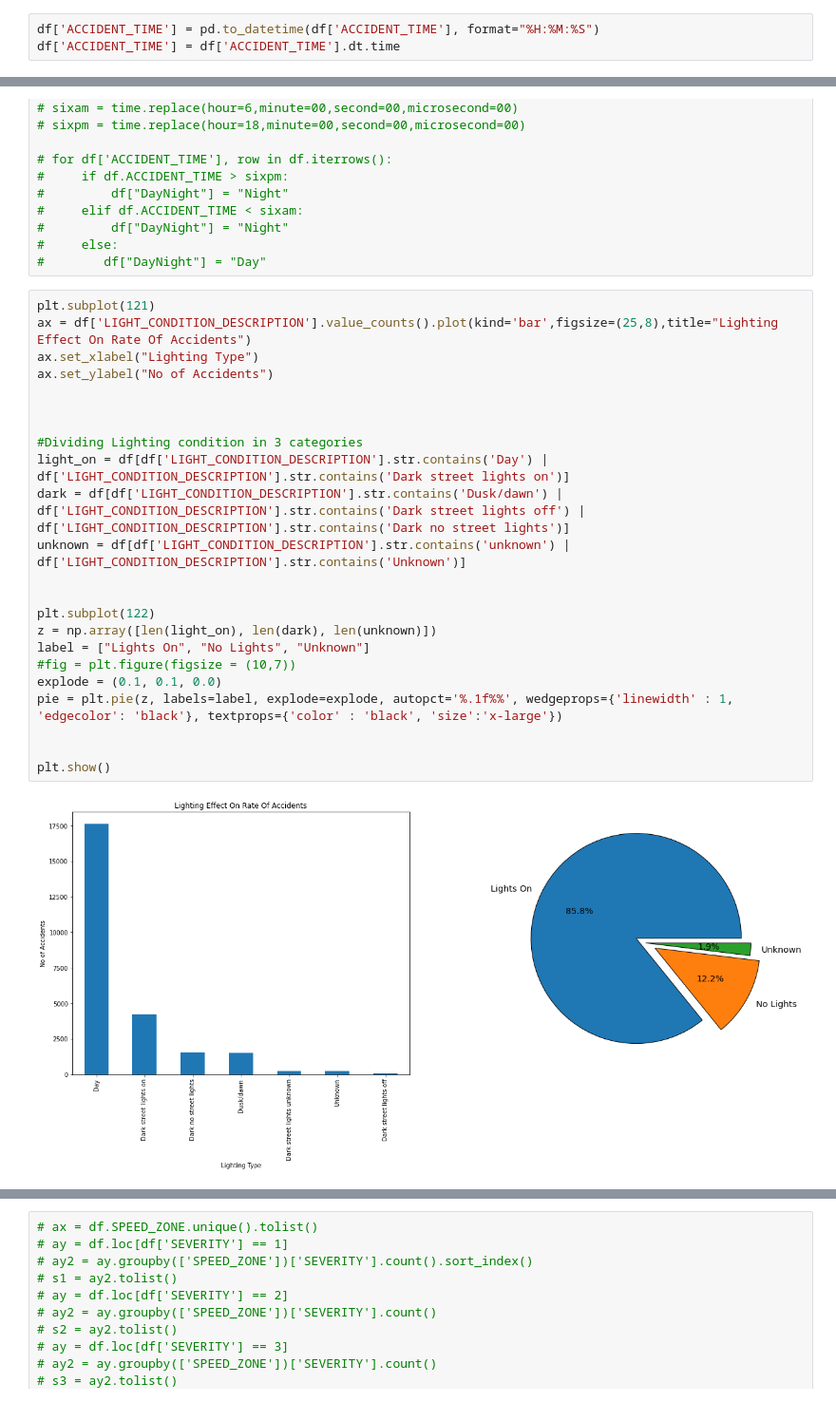
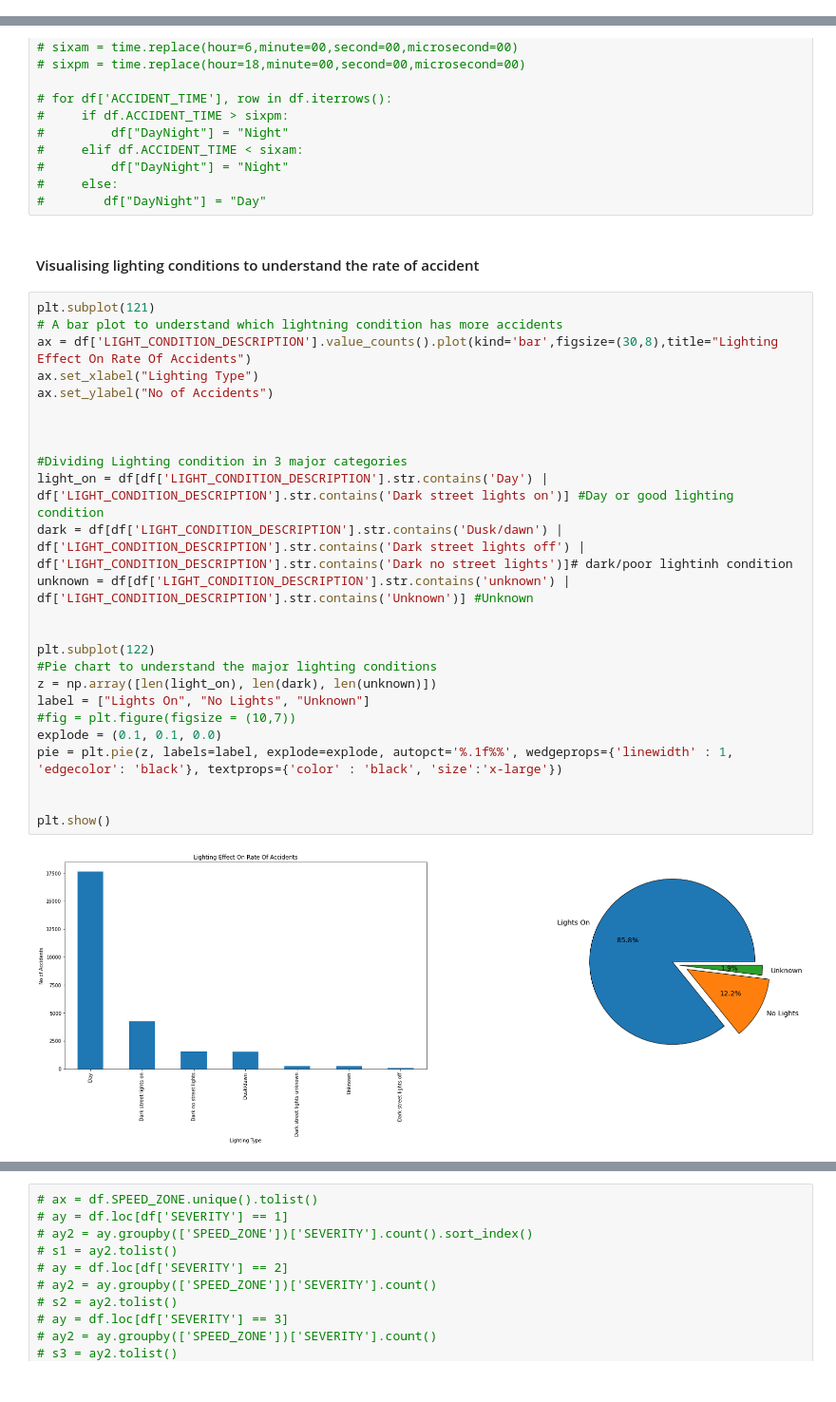
Before and after one commit to parthatulparekh/VIC_Road_Accident, a Jupyter notebook: Road_Accident.ipynb, the cells around one changed output, grey strips where cells are left out. Shown at 95% size. Saved outputs shown, nothing was run; the diff lists cells and outputs as text.

```diff
--- a/Road_Accident.ipynb
+++ b/Road_Accident.ipynb
@@ -32,4 +30 @@ df.head()
-# %%
-df['ACCIDENT_TIME'] = pd.to_datetime(df['ACCIDENT_TIME'], format="%H:%M:%S")
-df['ACCIDENT_TIME'] = df['ACCIDENT_TIME'].dt.time
 # %%
@@ -91,28 +88,32 @@ df.drop('DIRECTION_LOCATION', axis=1,inplace=True)
 #         df["DayNight"] = "Night"
 #     else:
 #        df["DayNight"] = "Day"
+# %% [markdown]
+#### Visualising lighting conditions to understand the rate of accident
 # %%
 plt.subplot(121)
-ax = df['LIGHT_CONDITION_DESCRIPTION'].value_counts().plot(kind='bar',figsize=(25,8),title="Lighting Effect On Rate Of Accidents")
+# A bar plot to understand which lightning condition has more accidents
+ax = df['LIGHT_CONDITION_DESCRIPTION'].value_counts().plot(kind='bar',figsize=(30,8),title="Lighting Effect On Rate Of Accidents")
 ax.set_xlabel("Lighting Type")
 ax.set_ylabel("No of Accidents")
 
 
 
-#Dividing Lighting condition in 3 categories
-light_on = df[df['LIGHT_CONDITION_DESCRIPTION'].str.contains('Day') | df['LIGHT_CONDITION_DESCRIPTION'].str.contains('Dark street lights on')]
-dark = df[df['LIGHT_CONDITION_DESCRIPTION'].str.contains('Dusk/dawn') | df['LIGHT_CONDITION_DESCRIPTION'].str.contains('Dark street lights off') | df['LIGHT_CONDITION_DESCRIPTION'].str.contains('Dark no street lights')]
-unknown = df[df['LIGHT_CONDITION_DESCRIPTION'].str.contains('unknown') | df['LIGHT_CONDITION_DESCRIPTION'].str.contains('Unknown')]
+#Dividing Lighting condition in 3 major categories
+light_on = df[df['LIGHT_CONDITION_DESCRIPTION'].str.contains('Day') | df['LIGHT_CONDITION_DESCRIPTION'].str.contains('Dark street lights on')] #Day or good lighting condition
+dark = df[df['LIGHT_CONDITION_DESCRIPTION'].str.contains('Dusk/dawn') | df['LIGHT_CONDITION_DESCRIPTION'].str.contains('Dark street lights off') | df['LIGHT_CONDITION_DESCRIPTION'].str.contains('Dark no street lights')]# dark/poor lightinh condition
+unknown = df[df['LIGHT_CONDITION_DESCRIPTION'].str.contains('unknown') | df['LIGHT_CONDITION_DESCRIPTION'].str.contains('Unknown')] #Unknown
 
 
 plt.subplot(122)
+#Pie chart to understand the major lighting conditions
 z = np.array([len(light_on), len(dark), len(unknown)])
 label = ["Lights On", "No Lights", "Unknown"]
 #fig = plt.figure(figsize = (10,7))
 explode = (0.1, 0.1, 0.0)
 pie = plt.pie(z, labels=label, explode=explode, autopct='%.1f%%', wedgeprops={'linewidth' : 1, 'edgecolor': 'black'}, textprops={'color' : 'black', 'size':'x-large'})
 
 
 plt.show()
 # %% [output]
-[figure, old version]
+[figure, new version]
```
Also changed, not shown: parts of 13 cells of this notebook.
